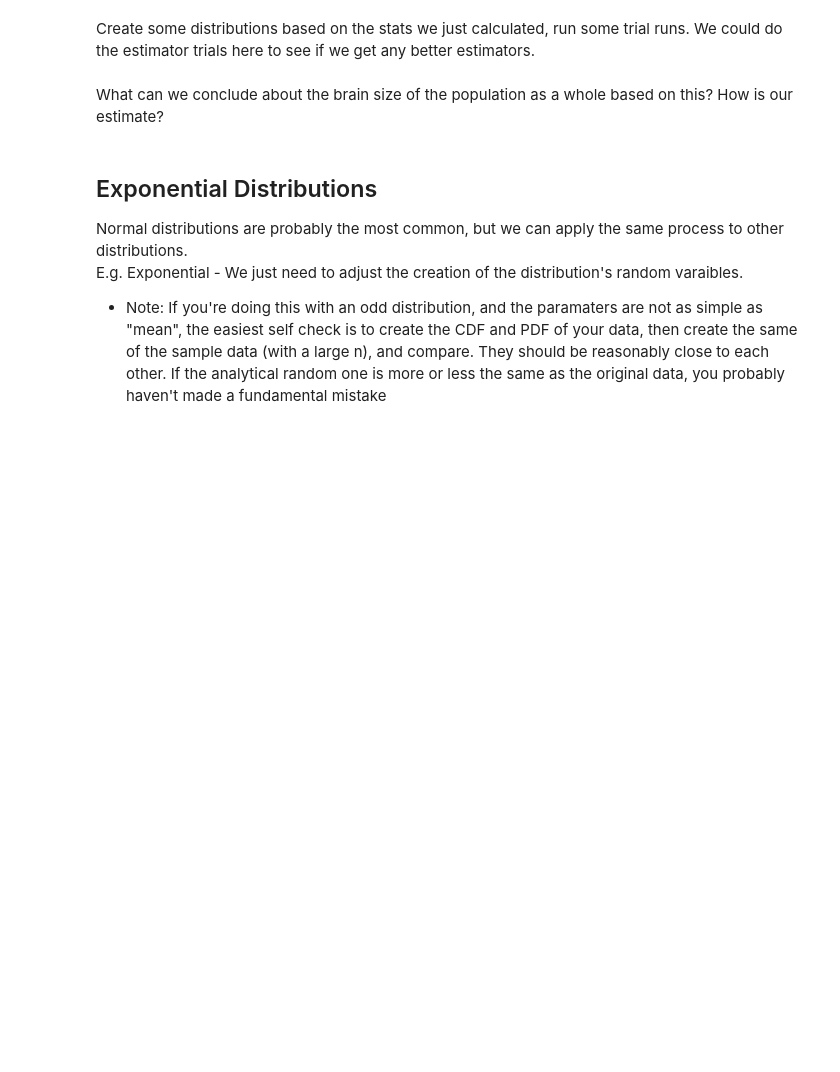
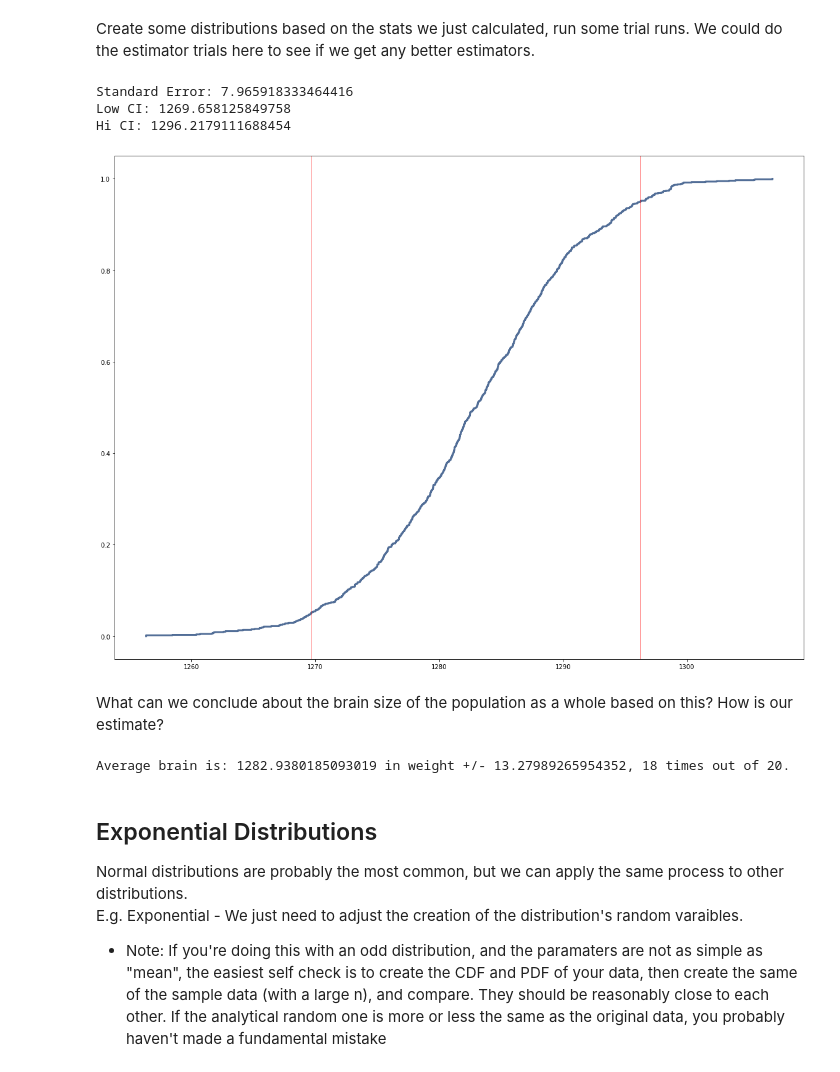
Before and after one commit to allyryry/BasicClassExamples, a Jupyter notebook: 013_Samples_and_Randomness.ipynb, the cells around one changed output. Cells and saved outputs as stored; diff of their text form; code cells hidden in the pictures; blank space fills up the shorter version.

```diff
--- a/013_Samples_and_Randomness.ipynb
+++ b/013_Samples_and_Randomness.ipynb
@@ -301,5 +308,42 @@ Create some distributions based on the stats we just calculated, run some trial
+# %%
+def simulateNormal(mu=0, sigma=1, n=100, m=10000, ciLow=5, ciHi=95):
+    means = [] #list of all the means that are created.
+    for j in range(m): #run n number of simulations
+        xs = np.random.normal(mu, sigma, n) #generate normal distribution based on empirical data
+        xbar = np.mean(xs) #meam of the dists values
+        means.append(xbar) #add to list
+    cdf = thinkstats2.Cdf(means) #make cdf out of the means of the analytical dists
+    ci = cdf.Percentile(ciLow), cdf.Percentile(ciHi) #take 5th-95th percentile
+    muList = [mu] * m #compare each mean to actual mean
+    stderr = mean_squared_error(means, muList, squared=False) #how the different random analytical means are from emp. mean.
+    return cdf, ci, stderr
+# %%
+#Generate some trials using the normal simulator like last time.
+#Print the error, confidence intervals, and graph.
+cdf, ci, stderr = simulateNormal(mu=meanBrain, sigma=stdBrain, n=countBrain, m=1000, ciLow=5, ciHi=95)
+print("Standard Error:", stderr)
+print("Low CI:", ci[0])
+print("Hi CI:", ci[1])
+thinkplot.Cdf(cdf)
+thinkplot.axvline(ci[0], color="red")
+thinkplot.axvline(ci[1], color="red")
+thinkplot.Config()
+# %% [output]
+Standard Error: 7.965918333464416
+Low CI: 1269.658125849758
+Hi CI: 1296.2179111688454
+[figure, added]
 # %% [markdown]
 What can we conclude about the brain size of the population as a whole based on this? How is our estimate?
+# %%
+#Expressed in terms of +/- 19 times out of 20, like polling results
+middle = (ci[0]+ci[1])/2
+plusMin = ci[1]-middle
+print("Average brain is: "+str(middle)+" in weight +/- "+str(plusMin)+", 18 times out of 20.")
+
+#Why 18/20? We have the middle 90% (from 5% to 95%) for the CI range. 18/20 = 90%
+# %% [output]
+Average brain is: 1282.9380185093019 in weight +/- 13.27989265954352, 18 times out of 20.
 # %% [markdown]
 <h2>Exponential Distributions</h2>
 Normal distributions are probably the most common, but we can apply the same process to other distributions.
```
Also changed, not shown: parts of 11 cells of this notebook.
